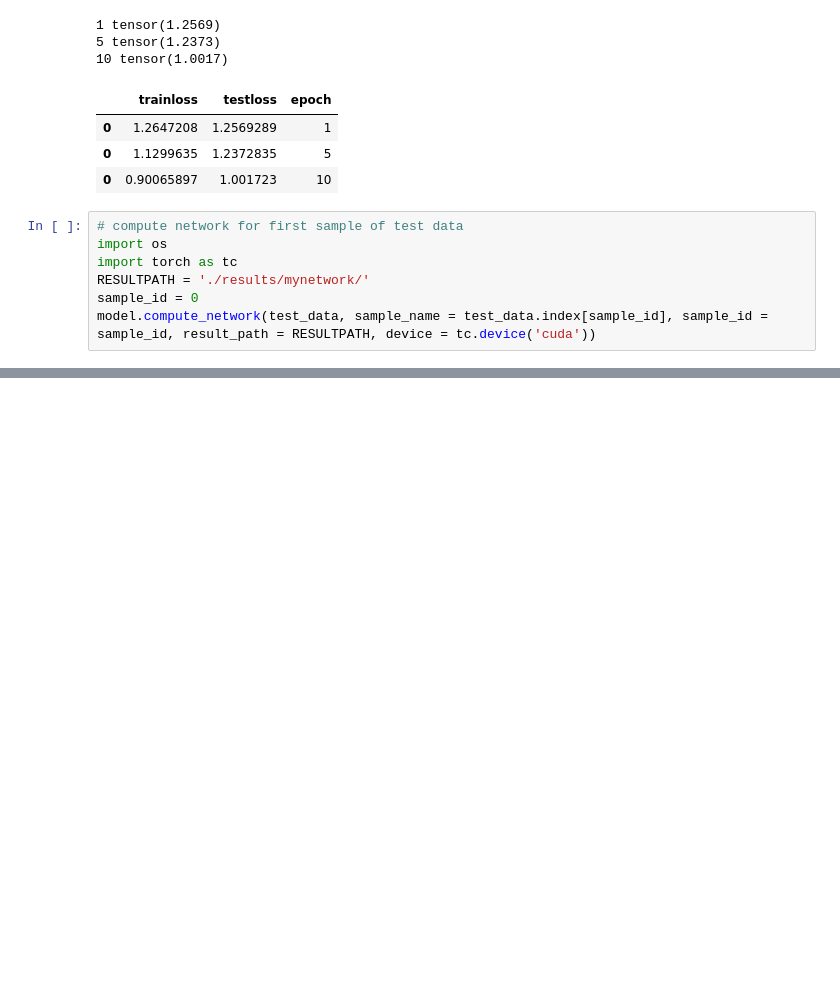
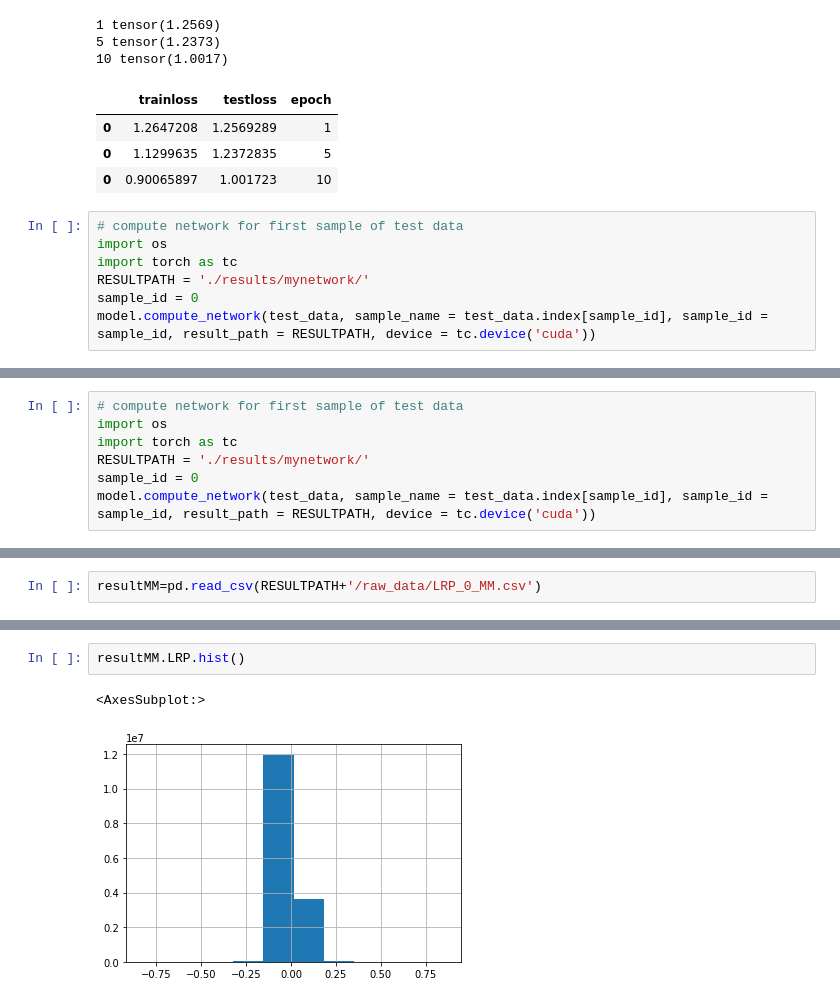
Before and after one commit to animesh/ProteinNetworkLRP, a Jupyter notebook: Working example.ipynb, the cells around one changed output, grey strips where cells are left out. Saved outputs shown, nothing was run; the diff lists cells and outputs as text; blank space fills up the shorter version.

```diff
--- a/Working example.ipynb
+++ b/Working example.ipynb
@@ -96,0 +224,7 @@ NameError: name 'data_result' is not defined
+# %%
+# compute network for first sample of test data
+import os
+import torch as tc
+RESULTPATH = './results/mynetwork/'
+sample_id = 0
+model.compute_network(test_data, sample_name = test_data.index[sample_id], sample_id = sample_id, result_path = RESULTPATH, device = tc.device('cuda'))
@@ -96,0 +233,2 @@ NameError: name 'data_result' is not defined
+# %%
+resultMM=pd.read_csv(RESULTPATH+'/raw_data/LRP_0_MM.csv')
@@ -96,0 +251,5 @@ NameError: name 'data_result' is not defined
+# %%
+resultMM.LRP.hist()
+# %% [output]
+<AxesSubplot:>
+[figure, added]
```
Also changed, not shown: parts of 22 cells of this notebook.
